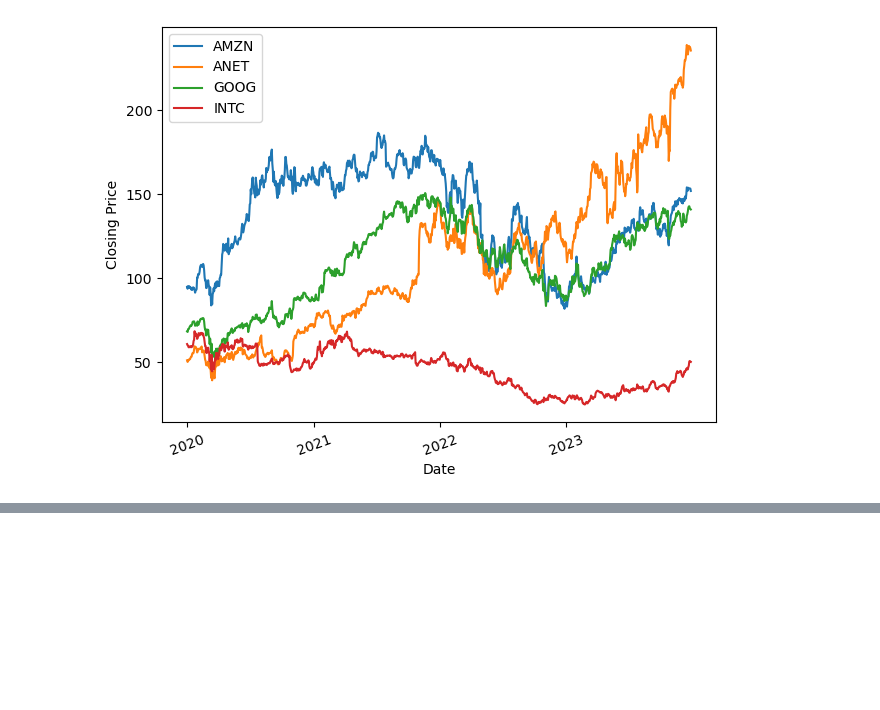
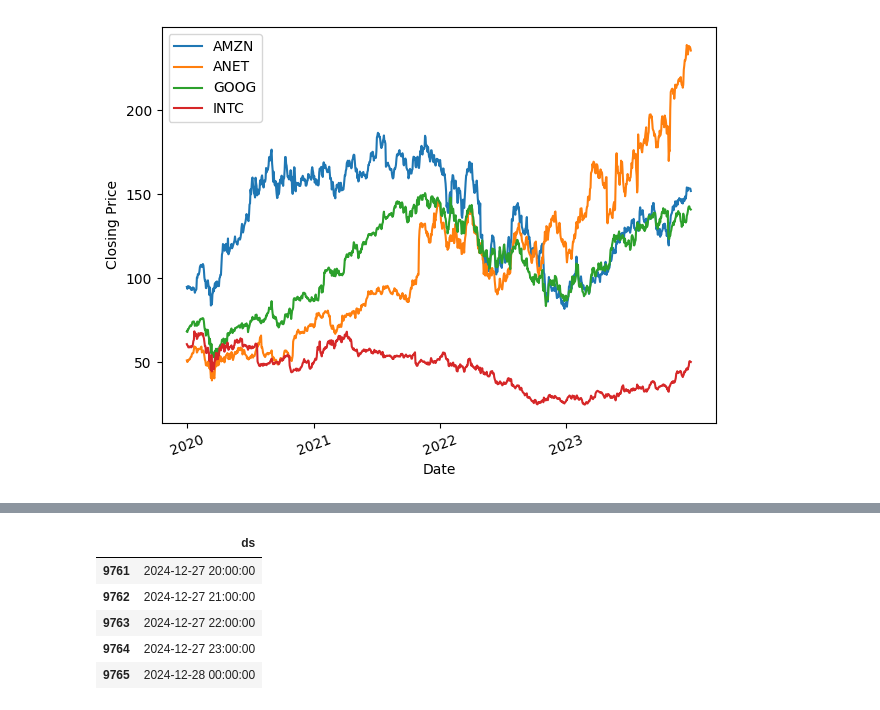
Before and after one commit to skiluvia/project1-varos-kiluvia-conley-melton, a Jupyter notebook: Project_1.ipynb, the cells around one changed output, grey strips where cells are left out. Saved outputs shown, nothing was run; the diff lists cells and outputs as text; code cells hidden in the pictures; blank space fills up the shorter version.

```diff
--- a/Project_1.ipynb
+++ b/Project_1.ipynb
@@ -97,0 +150,10 @@ plt.show()
+# %%
+future_trends_df = prophetModel.make_future_dataframe(periods=8760, freq='H')
+future_trends_df.tail()
+# %% [output]
+|  | ds |
+| 9761 | 2024-12-27 20:00:00 |
+| 9762 | 2024-12-27 21:00:00 |
+| 9763 | 2024-12-27 22:00:00 |
+| 9764 | 2024-12-27 23:00:00 |
+| 9765 | 2024-12-28 00:00:00 |
```
Also changed, not shown: parts of 10 cells of this notebook.
